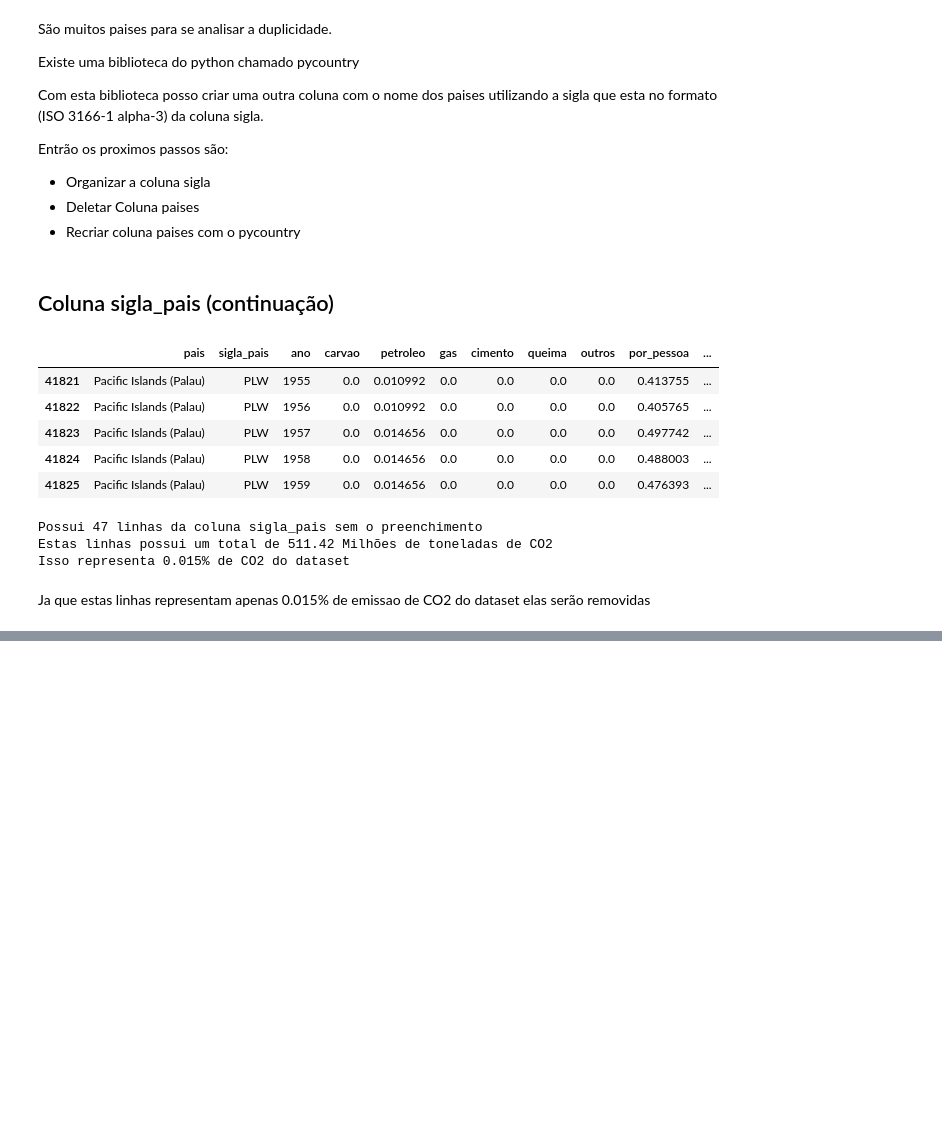
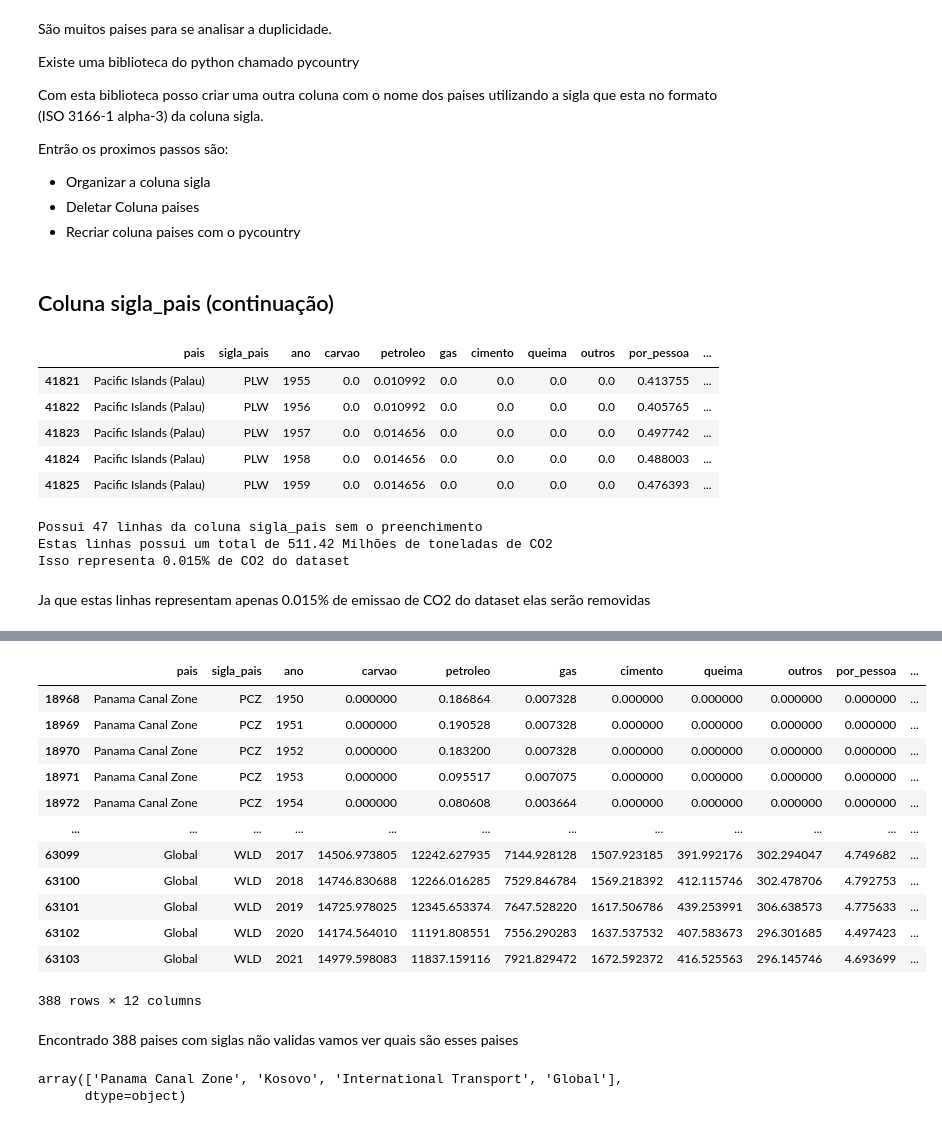
Before and after one commit to Patrick-Setubal/Data_Science_Analytics, a Jupyter notebook: puc/sprint1/sprint1.ipynb, the cells around one changed output, grey strips where cells are left out. Saved outputs shown, nothing was run; the diff lists cells and outputs as text; code cells hidden in the pictures; blank space fills up the shorter version.

```diff
--- a/puc/sprint1/sprint1.ipynb
+++ b/puc/sprint1/sprint1.ipynb
@@ -385,3 +388,6 @@ Estas linhas possui um total de 511.42 Milhões de toneladas de CO2
 Isso representa 0.015% de CO2 do dataset
 # %% [markdown]
 Ja que estas linhas representam apenas 0.015% de emissao de CO2 do dataset elas serão removidas
+# %%
+df = df[df['sigla_pais'].isnull() ==False]
+df_missings(df)
@@ -387,0 +432,13 @@ Ja que estas linhas representam apenas 0.015% de emissao de CO2 do dataset elas
+# %%
+# Atualizar coluna Pais
+pais_list = []
+for cod in list(df['sigla_pais']):
+  pais = pycountry.countries.get(alpha_3=cod)
+  # Verificar se todos os codigos são validos
+  if pais is not None:
+    pais_list.append(pais.name)
+  else:
+    pais_list.append('desconhecido')
+
+df['pais_encontrado'] = pais_list
+df.head()
@@ -387,0 +457,24 @@ Ja que estas linhas representam apenas 0.015% de emissao de CO2 do dataset elas
+# %%
+# Veriricar se ouve pais com codigo desconhecido
+df[df.pais_encontrado == 'desconhecido']
+# %% [output]
+|  | pais | sigla_pais | ano | carvao | petroleo | gas | cimento | queima | outros | por_pessoa | ... |
+| 18968 | Panama Canal Zone | PCZ | 1950 | 0.000000 | 0.186864 | 0.007328 | 0.000000 | 0.000000 | 0.000000 | 0.000000 | ... |
+| 18969 | Panama Canal Zone | PCZ | 1951 | 0.000000 | 0.190528 | 0.007328 | 0.000000 | 0.000000 | 0.000000 | 0.000000 | ... |
+| 18970 | Panama Canal Zone | PCZ | 1952 | 0.000000 | 0.183200 | 0.007328 | 0.000000 | 0.000000 | 0.000000 | 0.000000 | ... |
+| 18971 | Panama Canal Zone | PCZ | 1953 | 0.000000 | 0.095517 | 0.007075 | 0.000000 | 0.000000 | 0.000000 | 0.000000 | ... |
+| 18972 | Panama Canal Zone | PCZ | 1954 | 0.000000 | 0.080608 | 0.003664 | 0.000000 | 0.000000 | 0.000000 | 0.000000 | ... |
+| ... | ... | ... | ... | ... | ... | ... | ... | ... | ... | ... | ... |
+| 63099 | Global | WLD | 2017 | 14506.973805 | 12242.627935 | 7144.928128 | 1507.923185 | 391.992176 | 302.294047 | 4.749682 | ... |
+| 63100 | Global | WLD | 2018 | 14746.830688 | 12266.016285 | 7529.846784 | 1569.218392 | 412.115746 | 302.478706 | 4.792753 | ... |
+| 63101 | Global | WLD | 2019 | 14725.978025 | 12345.653374 | 7647.528220 | 1617.506786 | 439.253991 | 306.638573 | 4.775633 | ... |
+| 63102 | Global | WLD | 2020 | 14174.564010 | 11191.808551 | 7556.290283 | 1637.537532 | 407.583673 | 296.301685 | 4.497423 | ... |
+| 63103 | Global | WLD | 2021 | 14979.598083 | 11837.159116 | 7921.829472 | 1672.592372 | 416.525563 | 296.145746 | 4.693699 | ... |
+388 rows × 12 columns
+# %% [markdown]
+Encontrado 388 paises com siglas não validas vamos ver quais são esses paises
+# %%
+df[df.pais_encontrado == 'desconhecido'].pais.unique()
+# %% [output]
+array(['Panama Canal Zone', 'Kosovo', 'International Transport', 'Global'],
+      dtype=object)
```
Also changed, not shown: parts of 13 cells of this notebook.
